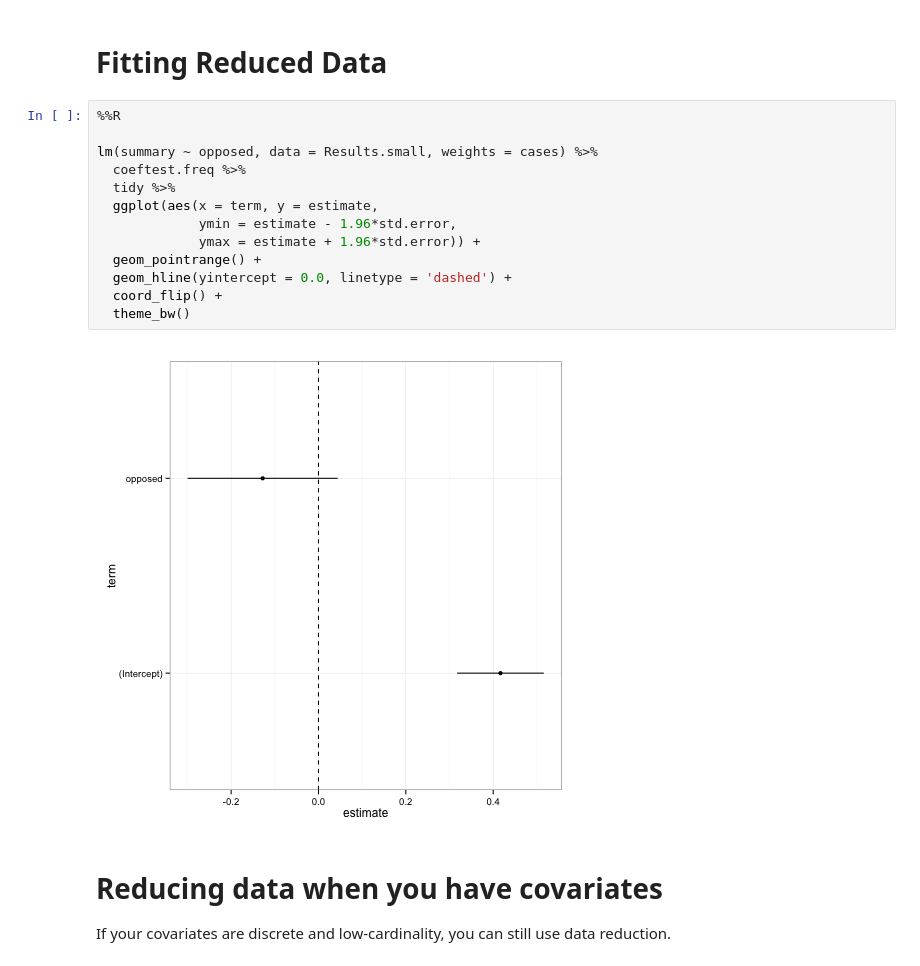
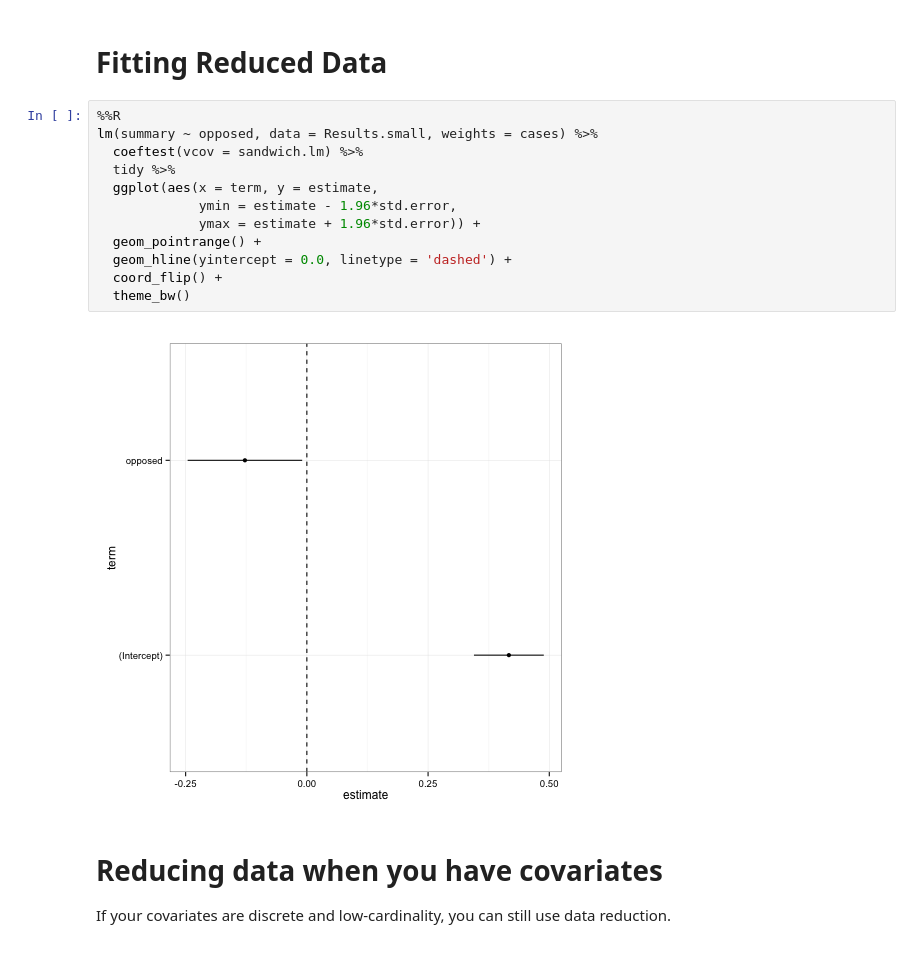
Before and after one commit to eytan/www-15-tutorial, a Jupyter notebook: 4-analyzing-experiments.ipynb, the cells around one changed output. Cells and saved outputs as stored; diff of their text form.

```diff
--- a/4-analyzing-experiments.ipynb
+++ b/4-analyzing-experiments.ipynb
@@ -335,19 +334,18 @@ Groups: summary
 # Fitting Reduced Data
 # %%
 %%R
-
 lm(summary ~ opposed, data = Results.small, weights = cases) %>%
-  coeftest.freq %>%
+  coeftest(vcov = sandwich.lm) %>%
   tidy %>%
   ggplot(aes(x = term, y = estimate,
              ymin = estimate - 1.96*std.error,
              ymax = estimate + 1.96*std.error)) +
   geom_pointrange() +
   geom_hline(yintercept = 0.0, linetype = 'dashed') +
   coord_flip() +
   theme_bw()
 # %% [output]
-[figure, old version]
+[figure, new version]
 # %% [markdown]
 # Reducing data when you have covariates
 
```
Also changed, not shown: parts of 6 cells of this notebook, 6 other files.
